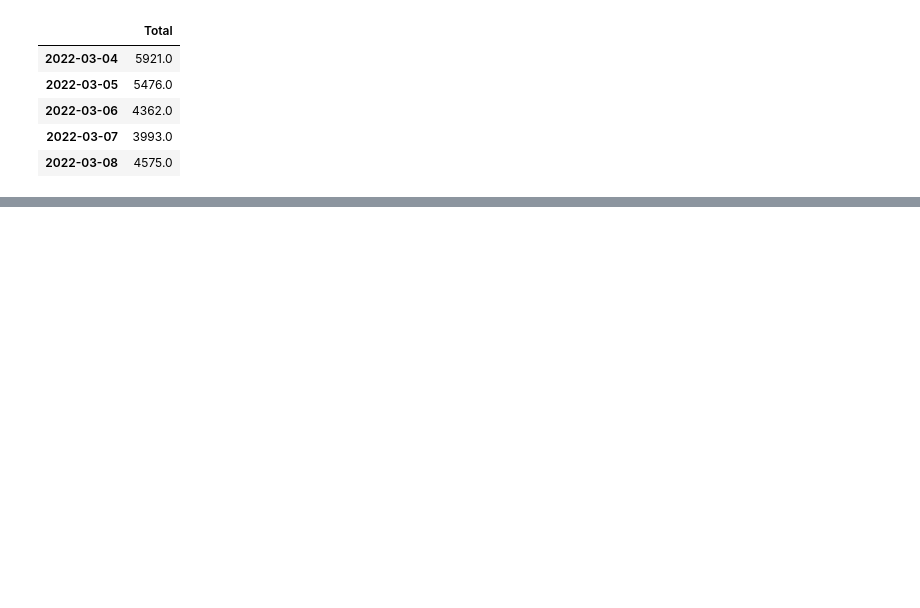
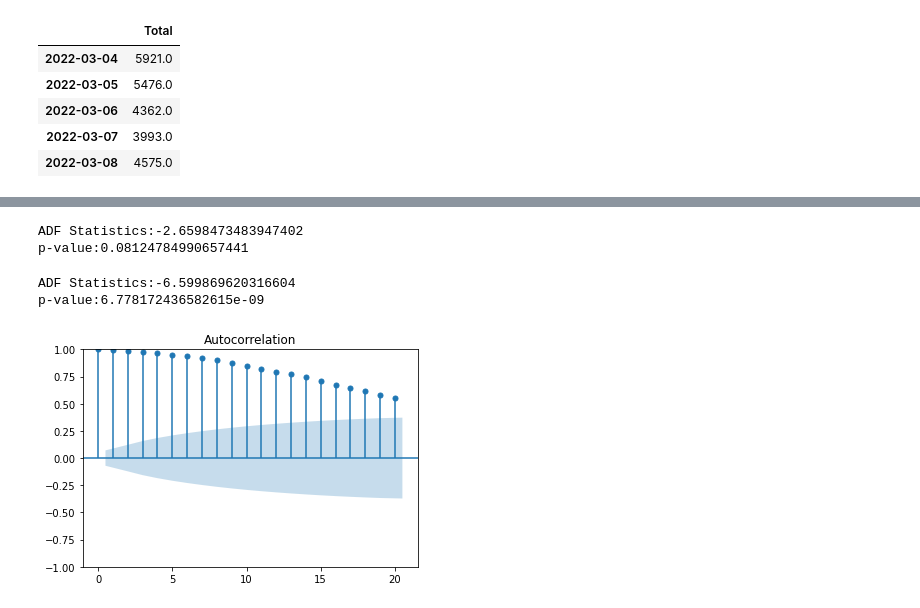
Before and after one commit to majimearun/crux-round3-tasks, a Jupyter notebook: task1/arima.ipynb, the cells around one changed output, grey strips where cells are left out. Drawn from its saved outputs; the diff is of its cells as text; code cells hidden in the pictures; blank space fills up the shorter version.

```diff
--- a/task1/arima.ipynb
+++ b/task1/arima.ipynb
@@ -60,5 +59,0 @@ px.line(confirmed_daily, title="Daily Confirmed Cases in India")
-# %%
-# train test split
-confirmed_daily.index.freq="D"
-train = confirmed_daily[:int(len(confirmed_daily)*0.9)]
-test = confirmed_daily[int(len(confirmed_daily)*0.9):]
@@ -175,0 +63,9 @@ fig.add_trace(go.Scatter(x=test.index, y=pred.values, name="Predicted"))
+# %%
+is_holiday = [1 if i==True else 0 for i in [day in holidays.India() for day in confirmed_daily.index]]
+confirmed_daily["holiday"] = is_holiday
+# %%
+day = [calendar.day_name[day.weekday()] for day in confirmed_daily.index]
+confirmed_daily["day"] = day
+# %%
+df = confirmed_daily.copy()
+df = df[['Total','holiday']]
@@ -175,0 +76,19 @@ fig.add_trace(go.Scatter(x=test.index, y=pred.values, name="Predicted"))
+# %%
+result=adfuller(df['Total'].dropna())
+print(f'ADF Statistics:{result[0]}')
+print(f'p-value:{result[1]}')
+# %% [output]
+ADF Statistics:-2.6598473483947402
+p-value:0.08124784990657441
+# %%
+result=adfuller(df['Total'].diff().dropna())
+print(f'ADF Statistics:{result[0]}')
+print(f'p-value:{result[1]}')
+# %% [output]
+ADF Statistics:-6.599869620316604
+p-value:6.778172436582615e-09
+# %%
+
+acf = plot_acf(df["Total"], lags=20)
+# %% [output]
+[figure, added]
```
Also changed, not shown: parts of 43 cells of this notebook.
